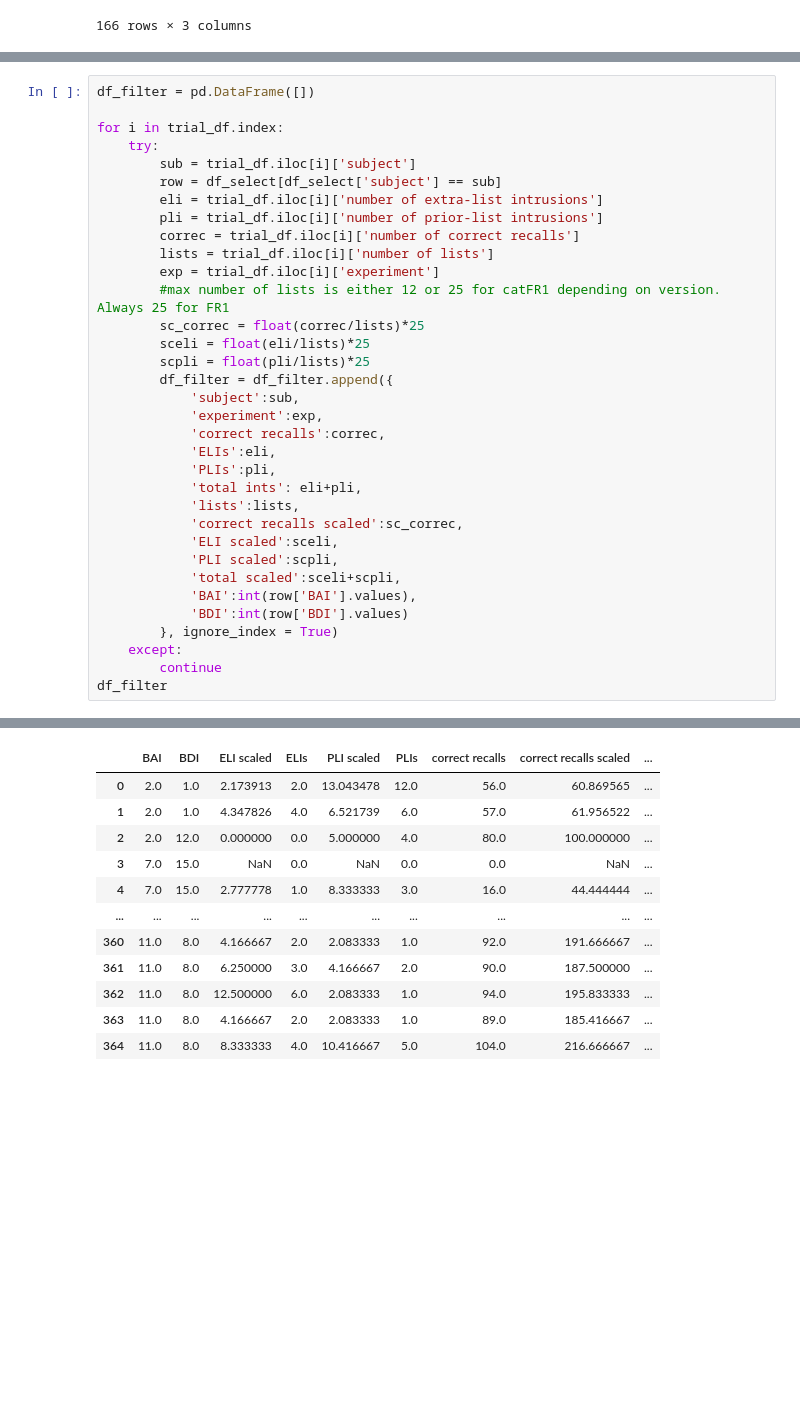
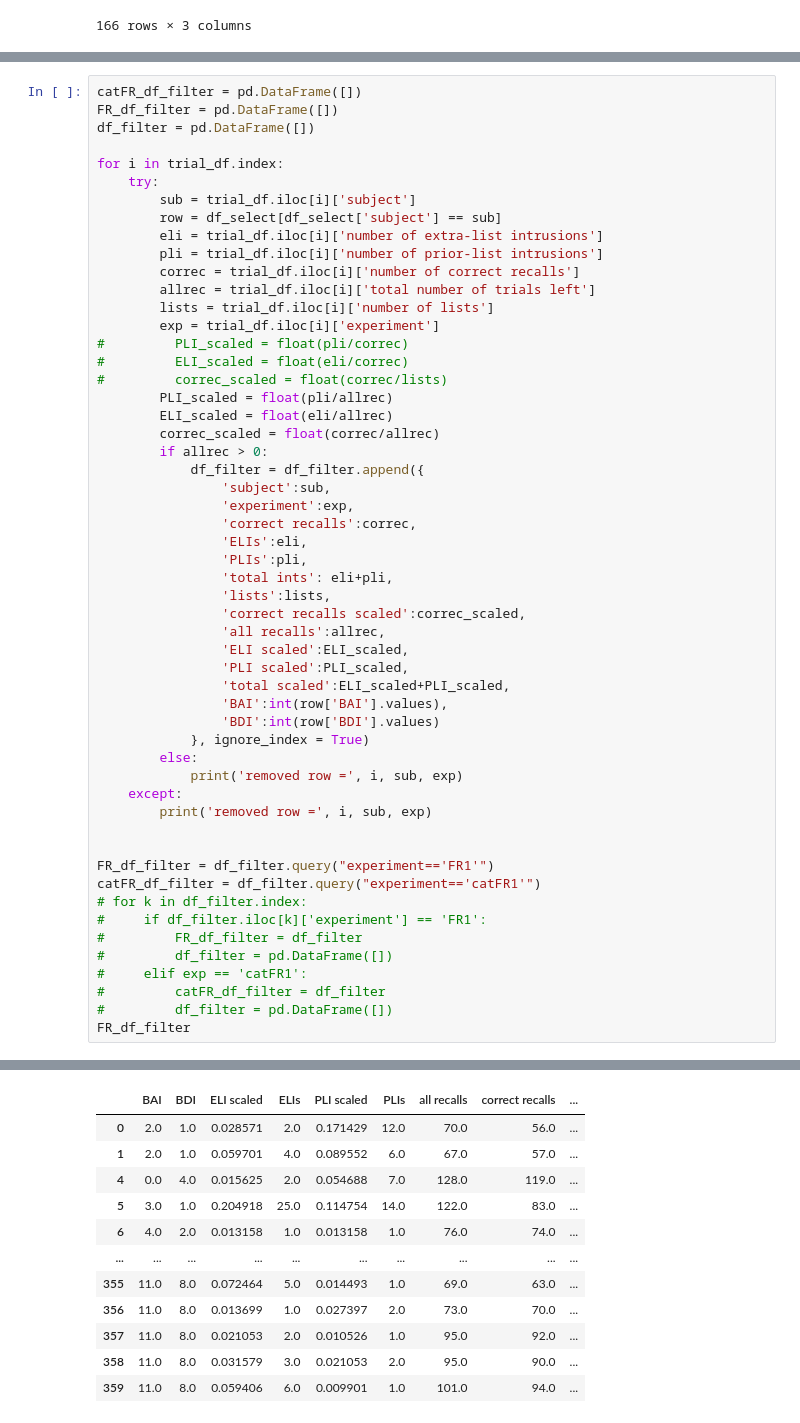
Before and after one commit to NoaHerz/Mental_health, a Jupyter notebook: MH_intrusion.ipynb, the cells around one changed output, grey strips where cells are left out. Drawn from its saved outputs; the diff is of its cells as text; blank space fills up the shorter version.

```diff
--- a/MH_intrusion.ipynb
+++ b/MH_intrusion.ipynb
@@ -114,4 +129,6 @@ for sub in df_select['subject']: ### 'sub' instead of 's'
 # %%
+catFR_df_filter = pd.DataFrame([])
+FR_df_filter = pd.DataFrame([])
 df_filter = pd.DataFrame([])
 
 for i in trial_df.index:
@@ -121,28 +138,46 @@ for i in trial_df.index:
         eli = trial_df.iloc[i]['number of extra-list intrusions']
         pli = trial_df.iloc[i]['number of prior-list intrusions']
         correc = trial_df.iloc[i]['number of correct recalls']
+        allrec = trial_df.iloc[i]['total number of trials left']
         lists = trial_df.iloc[i]['number of lists']
         exp = trial_df.iloc[i]['experiment']
-        #max number of lists is either 12 or 25 for catFR1 depending on version. Always 25 for FR1
-        sc_correc = float(correc/lists)*25
-        sceli = float(eli/lists)*25
-        scpli = float(pli/lists)*25
-        df_filter = df_filter.append({
-            'subject':sub,
-            'experiment':exp,
-            'correct recalls':correc,
-            'ELIs':eli,
-            'PLIs':pli,
-            'total ints': eli+pli,
-            'lists':lists,
-            'correct recalls scaled':sc_correc,
-            'ELI scaled':sceli,
-            'PLI scaled':scpli,
-            'total scaled':sceli+scpli,
-            'BAI':int(row['BAI'].values),
-            'BDI':int(row['BDI'].values)
-        }, ignore_index = True)
+#         PLI_scaled = float(pli/correc)
+#         ELI_scaled = float(eli/correc)
+#         correc_scaled = float(correc/lists)
+        PLI_scaled = float(pli/allrec)
+        ELI_scaled = float(eli/allrec)
+        correc_scaled = float(correc/allrec)
+        if allrec > 0:
+            df_filter = df_filter.append({
+                'subject':sub,
+                'experiment':exp,
+                'correct recalls':correc,
+                'ELIs':eli,
+                'PLIs':pli,
+                'total ints': eli+pli,
+                'lists':lists,
+                'correct recalls scaled':correc_scaled,
+                'all recalls':allrec,
+                'ELI scaled':ELI_scaled,
+                'PLI scaled':PLI_scaled,
+                'total scaled':ELI_scaled+PLI_scaled,
+                'BAI':int(row['BAI'].values),
+                'BDI':int(row['BDI'].values)
+            }, ignore_index = True)
+        else:
+            print('removed row =', i, sub, exp)
     except:
-        continue
-df_filter
+        print('removed row =', i, sub, exp)
+
+
+FR_df_filter = df_filter.query("experiment=='FR1'")
+catFR_df_filter = df_filter.query("experiment=='catFR1'")
+# for k in df_filter.index:
+#     if df_filter.iloc[k]['experiment'] == 'FR1':
+#         FR_df_filter = df_filter
+#         df_filter = pd.DataFrame([])
+#     elif exp == 'catFR1':
+#         catFR_df_filter = df_filter
+#         df_filter = pd.DataFrame([])
+FR_df_filter
 # %% [output]
@@ -149,12 +187,12 @@ df_filter
-|  | BAI | BDI | ELI scaled | ELIs | PLI scaled | PLIs | correct recalls | correct recalls scaled | ... |
-| 0 | 2.0 | 1.0 | 2.173913 | 2.0 | 13.043478 | 12.0 | 56.0 | 60.869565 | ... |
-| 1 | 2.0 | 1.0 | 4.347826 | 4.0 | 6.521739 | 6.0 | 57.0 | 61.956522 | ... |
-| 2 | 2.0 | 12.0 | 0.000000 | 0.0 | 5.000000 | 4.0 | 80.0 | 100.000000 | ... |
-| 3 | 7.0 | 15.0 | NaN | 0.0 | NaN | 0.0 | 0.0 | NaN | ... |
-| 4 | 7.0 | 15.0 | 2.777778 | 1.0 | 8.333333 | 3.0 | 16.0 | 44.444444 | ... |
+|  | BAI | BDI | ELI scaled | ELIs | PLI scaled | PLIs | all recalls | correct recalls | ... |
+| 0 | 2.0 | 1.0 | 0.028571 | 2.0 | 0.171429 | 12.0 | 70.0 | 56.0 | ... |
+| 1 | 2.0 | 1.0 | 0.059701 | 4.0 | 0.089552 | 6.0 | 67.0 | 57.0 | ... |
+| 4 | 0.0 | 4.0 | 0.015625 | 2.0 | 0.054688 | 7.0 | 128.0 | 119.0 | ... |
+| 5 | 3.0 | 1.0 | 0.204918 | 25.0 | 0.114754 | 14.0 | 122.0 | 83.0 | ... |
+| 6 | 4.0 | 2.0 | 0.013158 | 1.0 | 0.013158 | 1.0 | 76.0 | 74.0 | ... |
 | ... | ... | ... | ... | ... | ... | ... | ... | ... | ... |
-| 360 | 11.0 | 8.0 | 4.166667 | 2.0 | 2.083333 | 1.0 | 92.0 | 191.666667 | ... |
-| 361 | 11.0 | 8.0 | 6.250000 | 3.0 | 4.166667 | 2.0 | 90.0 | 187.500000 | ... |
-| 362 | 11.0 | 8.0 | 12.500000 | 6.0 | 2.083333 | 1.0 | 94.0 | 195.833333 | ... |
-| 363 | 11.0 | 8.0 | 4.166667 | 2.0 | 2.083333 | 1.0 | 89.0 | 185.416667 | ... |
-| 364 | 11.0 | 8.0 | 8.333333 | 4.0 | 10.416667 | 5.0 | 104.0 | 216.666667 | ... |
+| 355 | 11.0 | 8.0 | 0.072464 | 5.0 | 0.014493 | 1.0 | 69.0 | 63.0 | ... |
+| 356 | 11.0 | 8.0 | 0.013699 | 1.0 | 0.027397 | 2.0 | 73.0 | 70.0 | ... |
+| 357 | 11.0 | 8.0 | 0.021053 | 2.0 | 0.010526 | 1.0 | 95.0 | 92.0 | ... |
+| 358 | 11.0 | 8.0 | 0.031579 | 3.0 | 0.021053 | 2.0 | 95.0 | 90.0 | ... |
+| 359 | 11.0 | 8.0 | 0.059406 | 6.0 | 0.009901 | 1.0 | 101.0 | 94.0 | ... |
```
Also changed, not shown: parts of 7 cells of this notebook.
